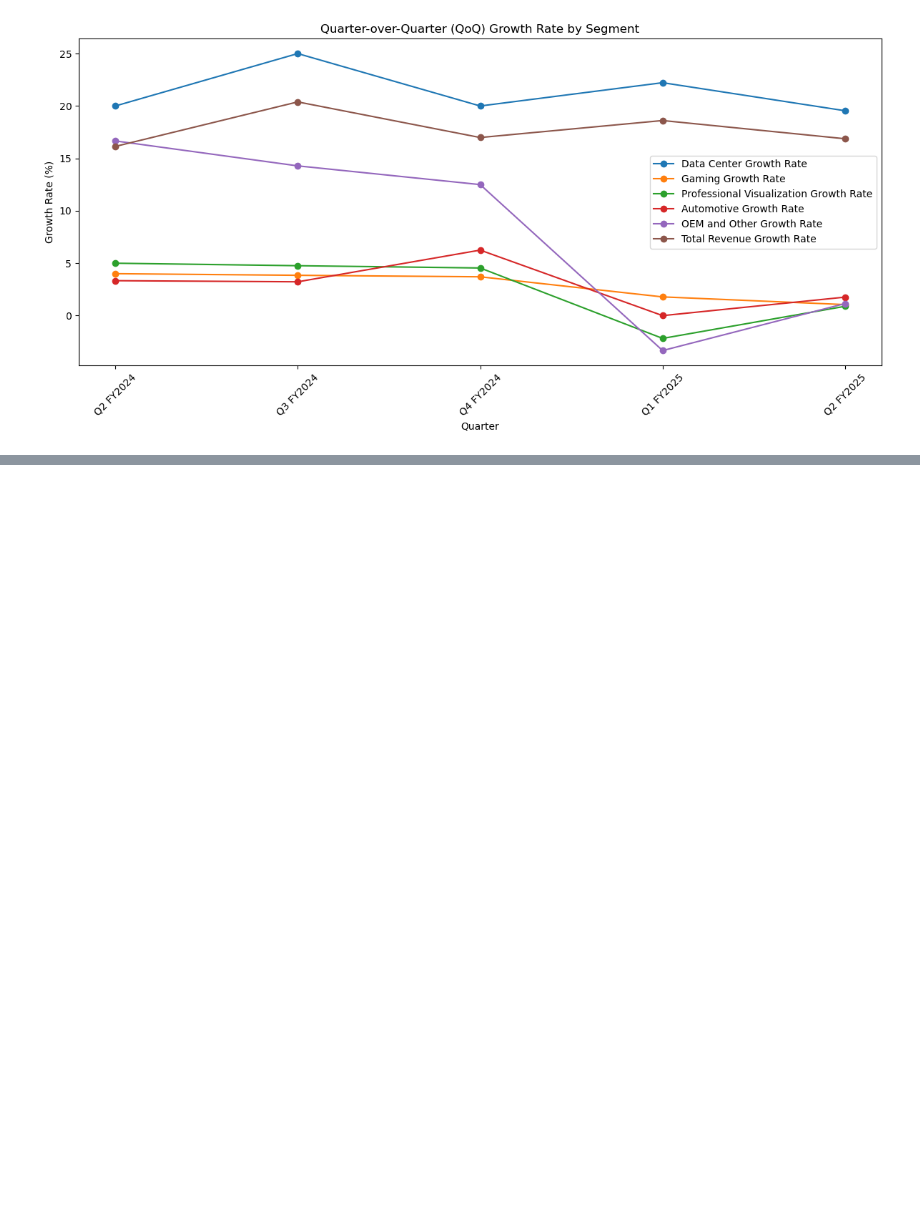
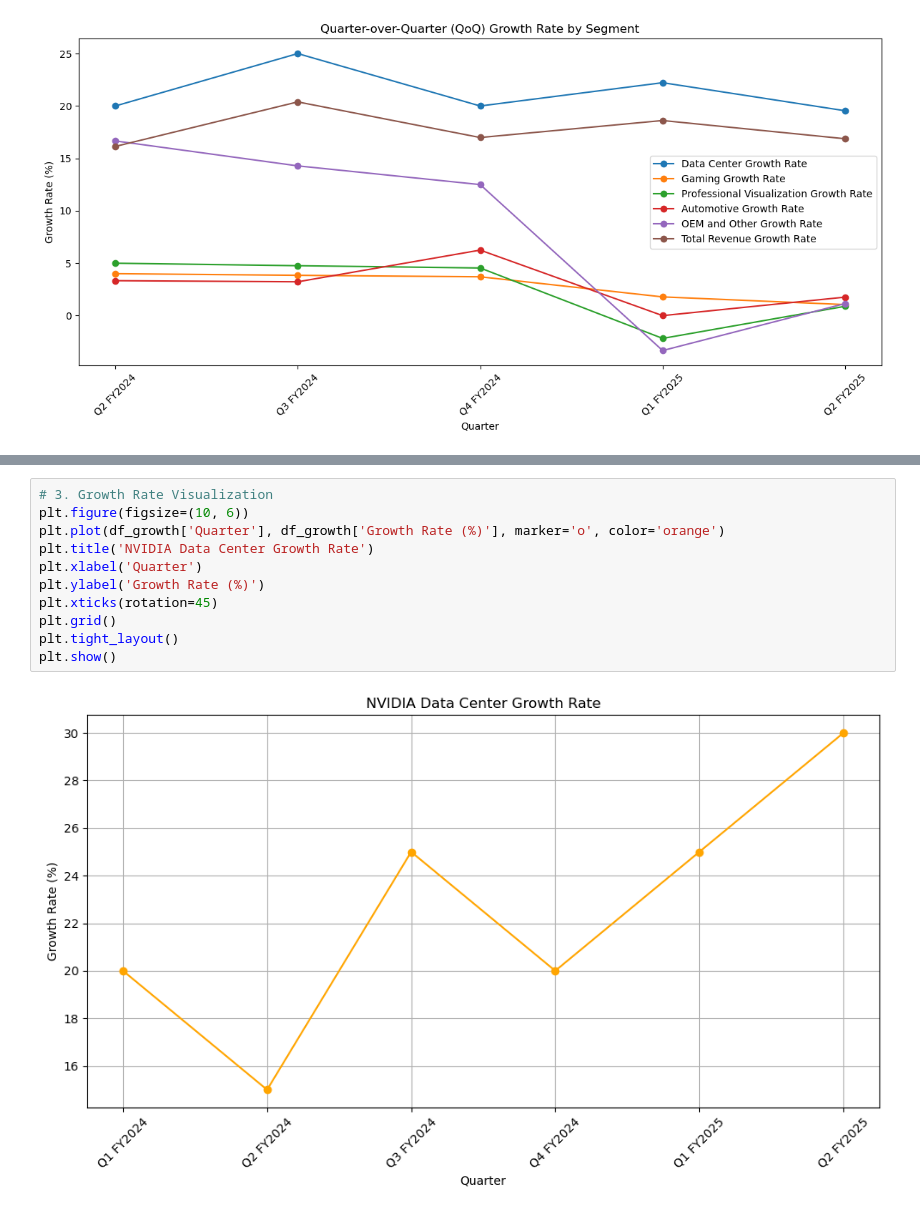
Before and after one commit to heythatwho/Data-Projects, a Jupyter notebook: Nvidia business Analysis.ipynb, the cells around one changed output, grey strips where cells are left out. Saved outputs shown, nothing was run; the diff lists cells and outputs as text; blank space fills up the shorter version.

```diff
--- a/Nvidia business Analysis.ipynb
+++ b/Nvidia business Analysis.ipynb
@@ -201,0 +343,13 @@ plt.show()
+# %%
+# 3. Growth Rate Visualization
+plt.figure(figsize=(10, 6))
+plt.plot(df_growth['Quarter'], df_growth['Growth Rate (%)'], marker='o', color='orange')
+plt.title('NVIDIA Data Center Growth Rate')
+plt.xlabel('Quarter')
+plt.ylabel('Growth Rate (%)')
+plt.xticks(rotation=45)
+plt.grid()
+plt.tight_layout()
+plt.show()
+# %% [output]
+[figure, added]
```
Also changed, not shown: parts of 8 cells of this notebook.
